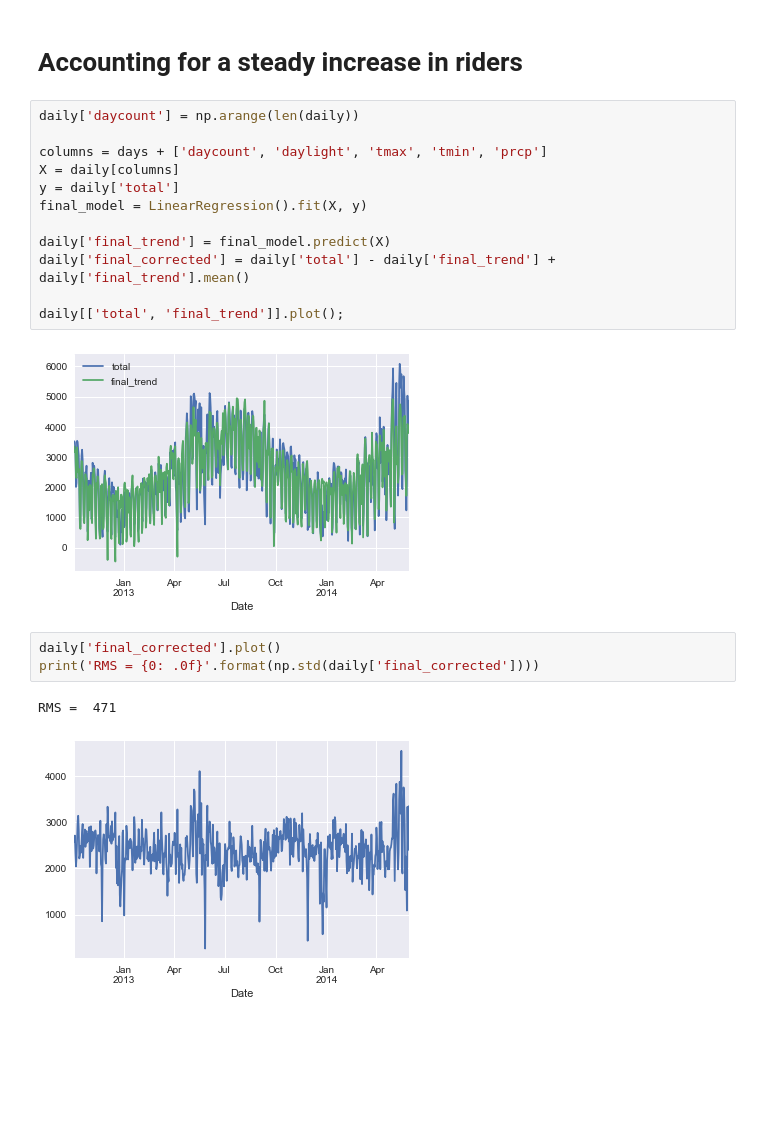
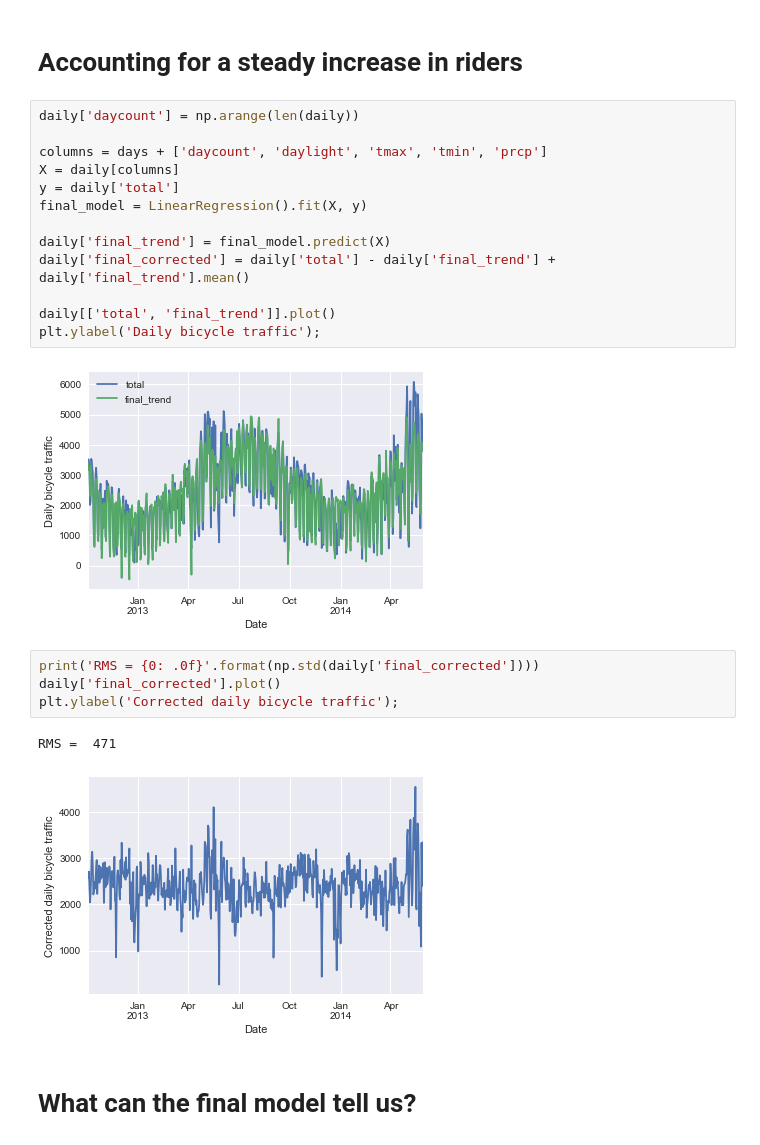
Before and after one commit to fabiangunzinger/seattle_cycling, a Jupyter notebook: seattle_cycling.ipynb, the cells around one changed output. Cells and saved outputs as stored; diff of their text form; blank space fills up the shorter version.

```diff
--- a/seattle_cycling.ipynb
+++ b/seattle_cycling.ipynb
@@ -233,20 +233,24 @@ plt.title('1-month moving average');
 # %%
 daily['daycount'] = np.arange(len(daily))
 
 columns = days + ['daycount', 'daylight', 'tmax', 'tmin', 'prcp']
 X = daily[columns]
 y = daily['total']
 final_model = LinearRegression().fit(X, y)
 
 daily['final_trend'] = final_model.predict(X)
 daily['final_corrected'] = daily['total'] - daily['final_trend'] + daily['final_trend'].mean()
 
-daily[['total', 'final_trend']].plot();
+daily[['total', 'final_trend']].plot()
+plt.ylabel('Daily bicycle traffic');
 # %% [output]
-[figure, old version]
+[figure, new version]
 # %%
+print('RMS = {0: .0f}'.format(np.std(daily['final_corrected'])))
 daily['final_corrected'].plot()
-print('RMS = {0: .0f}'.format(np.std(daily['final_corrected'])))
+plt.ylabel('Corrected daily bicycle traffic');
 # %% [output]
 RMS =  471
-[figure, old version]
+[figure, new version]
+# %% [markdown]
+# What can the final model tell us?
```
Also changed, not shown: parts of 8 cells of this notebook.
